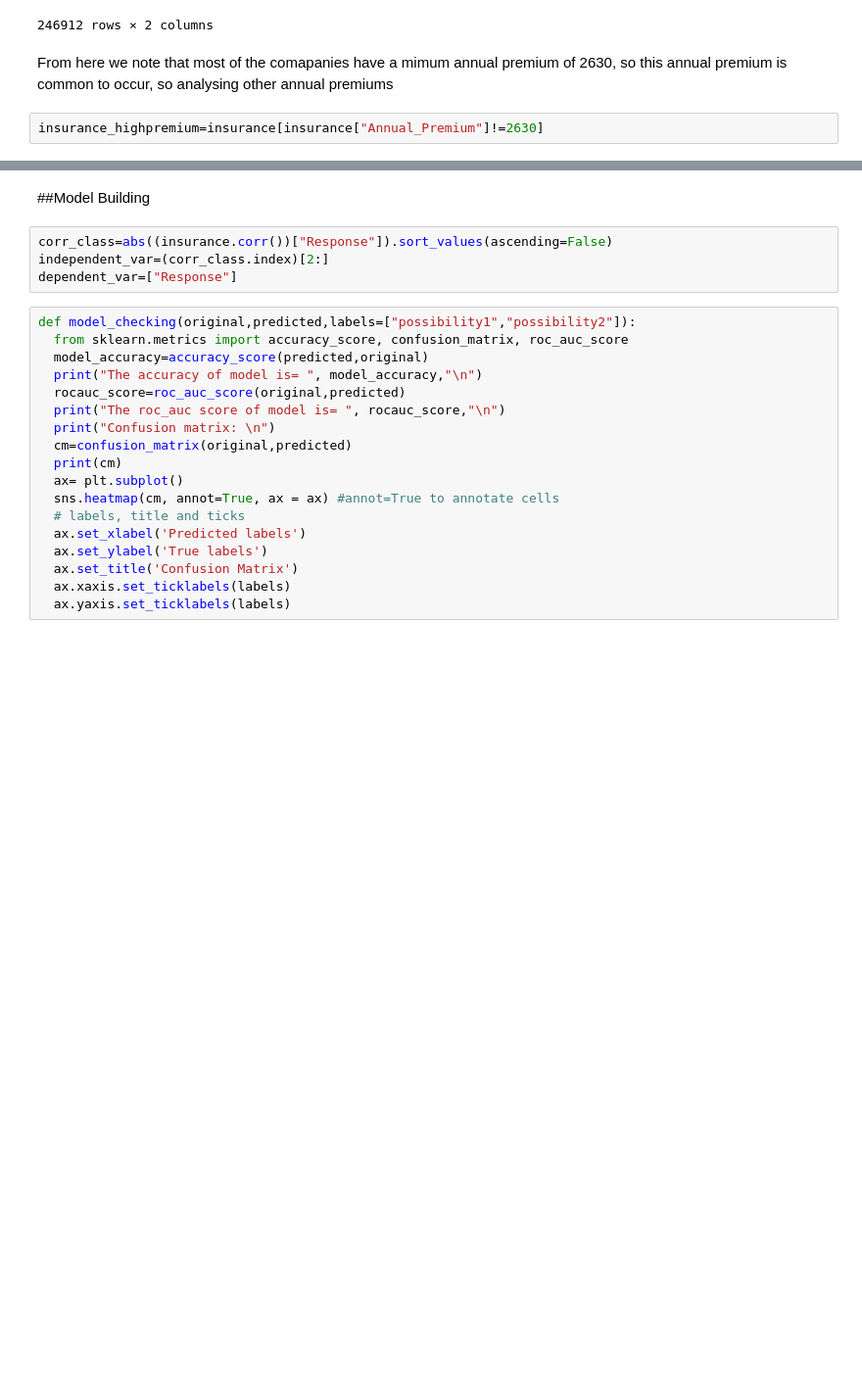
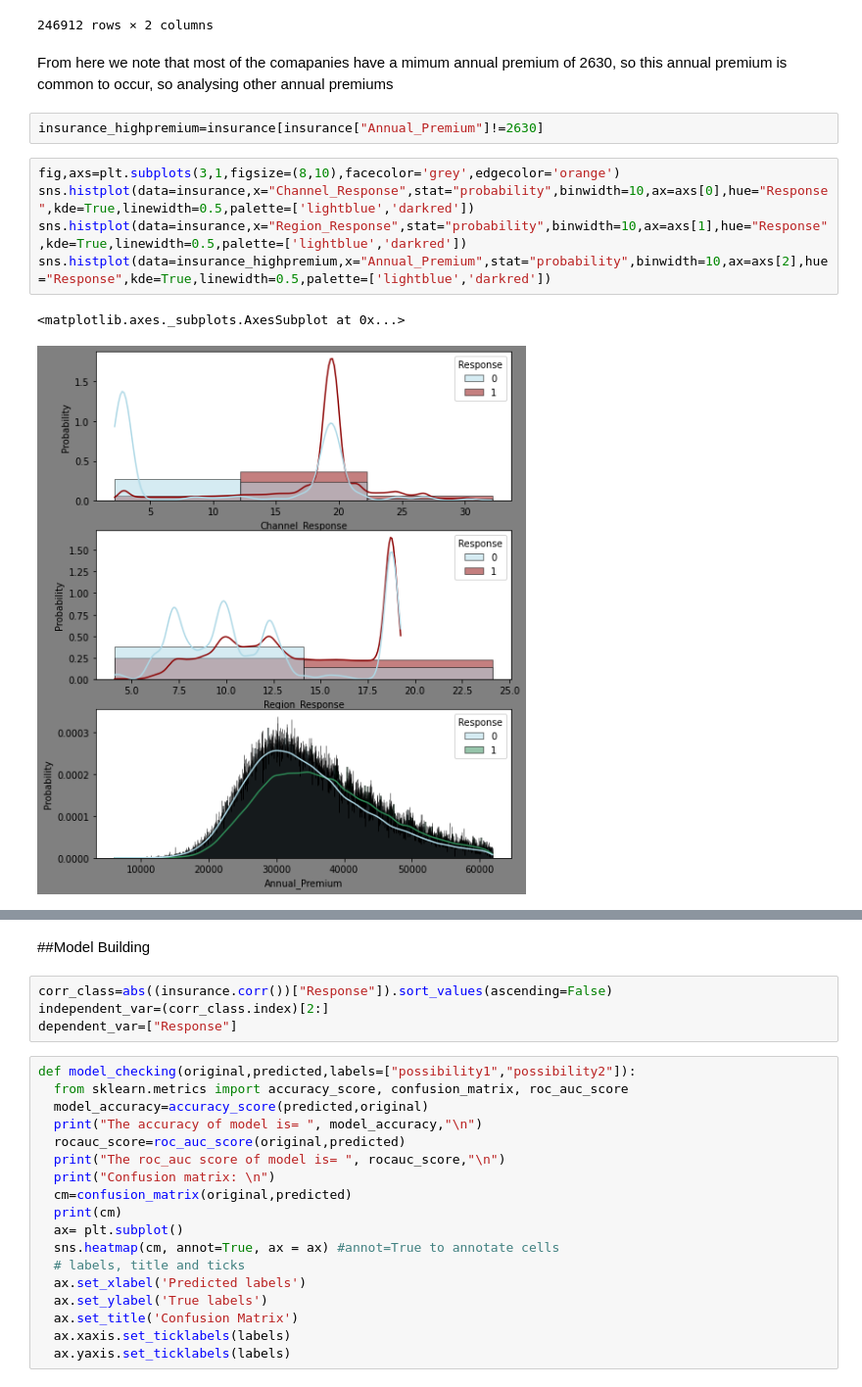
Before and after one commit to gauriagarwal18/HEALTH-INSURANCE-CROSS-SELL-PREDICTION, a Jupyter notebook: HEALTH_INSURANCE_CROSS_SELL_PREDICTION.ipynb, the cells around one changed output, grey strips where cells are left out. Shown at 98% size. Cells and saved outputs as stored; diff of their text form; blank space fills up the shorter version.

```diff
--- a/HEALTH_INSURANCE_CROSS_SELL_PREDICTION.ipynb
+++ b/HEALTH_INSURANCE_CROSS_SELL_PREDICTION.ipynb
@@ -807,4 +807,12 @@ premium_response
 From here we note that most of the comapanies have a mimum annual premium of 2630, so this annual premium is common to occur, so analysing other annual premiums
 # %%
 insurance_highpremium=insurance[insurance["Annual_Premium"]!=2630]
+# %%
+fig,axs=plt.subplots(3,1,figsize=(8,10),facecolor='grey',edgecolor='orange')
+sns.histplot(data=insurance,x="Channel_Response",stat="probability",binwidth=10,ax=axs[0],hue="Response",kde=True,linewidth=0.5,palette=['lightblue','darkred'])
+sns.histplot(data=insurance,x="Region_Response",stat="probability",binwidth=10,ax=axs[1],hue="Response",kde=True,linewidth=0.5,palette=['lightblue','darkred'])
+sns.histplot(data=insurance_highpremium,x="Annual_Premium",stat="probability",binwidth=10,ax=axs[2],hue="Response",kde=True,linewidth=0.5,palette=['lightblue','darkred'])
+# %% [output]
+<matplotlib.axes._subplots.AxesSubplot at 0x...>
+[figure, added]
 # %%
```
Also changed, not shown: parts of 4 cells of this notebook.
